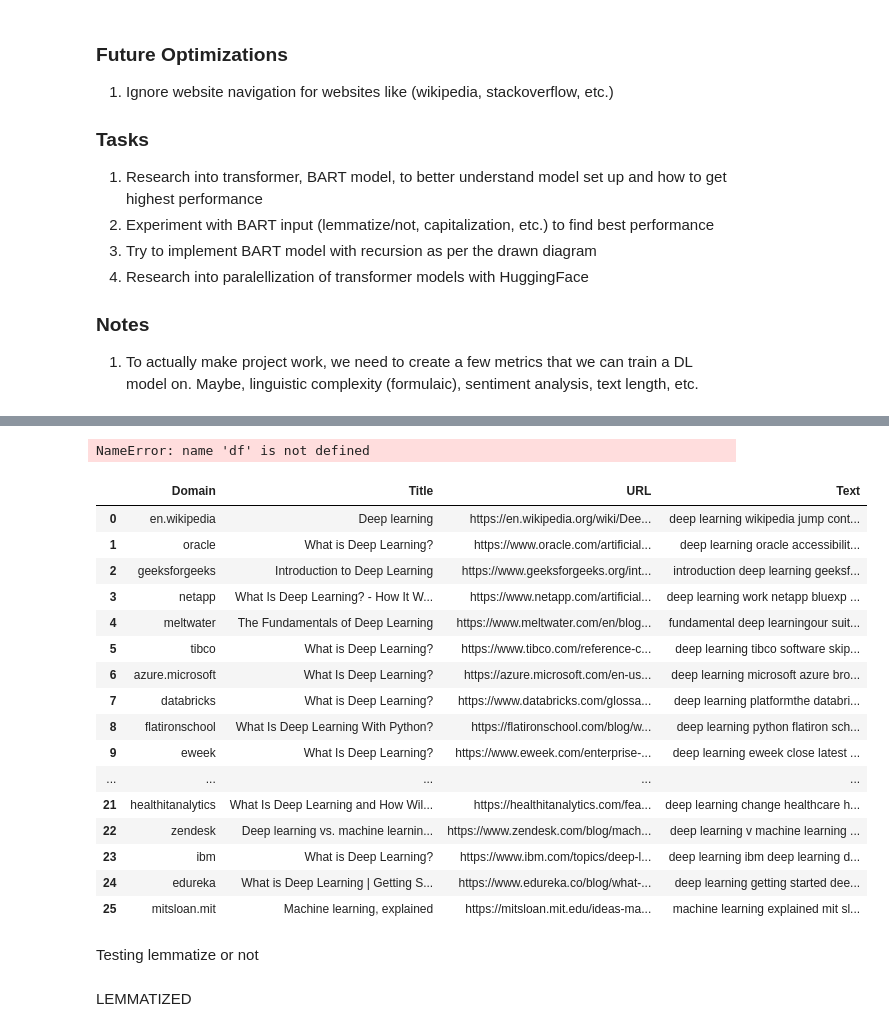
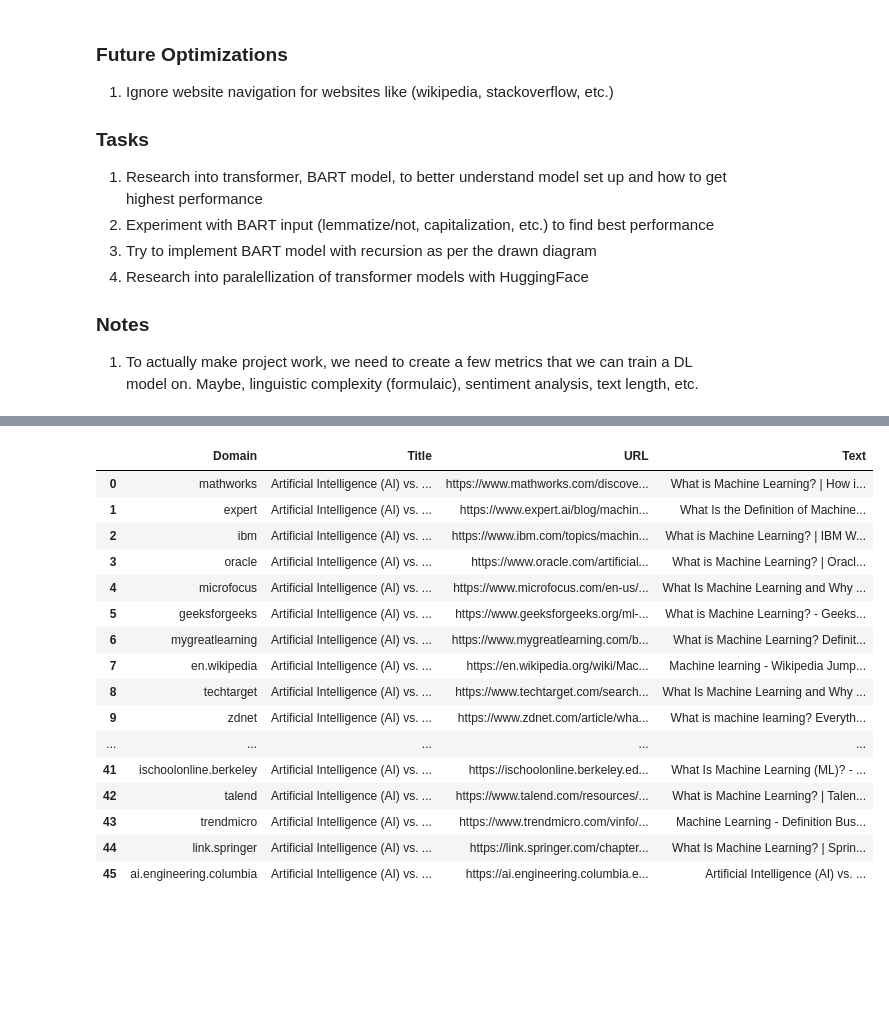
Before and after one commit to Wiliamz01/SearchSense, a Jupyter notebook: backend/ML.ipynb, the cells around one changed output, grey strips where cells are left out. Saved outputs shown, nothing was run; the diff lists cells and outputs as text; code cells hidden in the pictures; blank space fills up the shorter version.

```diff
--- a/backend/ML.ipynb
+++ b/backend/ML.ipynb
@@ -34,0 +32,2 @@ Some characters could not be decoded, and were replaced with REPLACEMENT CHARACT
+# %%
+df = WebScrape.get_df()
@@ -35,3 +40,23 @@ Some characters could not be decoded, and were replaced with REPLACEMENT CHARACT
+# %%
+df
+# %% [output]
+|  | Domain | Title | URL | Text |
+| 0 | mathworks | Artificial Intelligence (AI) vs. ... | https://www.mathworks.com/discove... | What is Machine Learning? | How i... |
+| 1 | expert | Artificial Intelligence (AI) vs. ... | https://www.expert.ai/blog/machin... | What Is the Definition of Machine... |
+| 2 | ibm | Artificial Intelligence (AI) vs. ... | https://www.ibm.com/topics/machin... | What is Machine Learning? | IBM W... |
+| 3 | oracle | Artificial Intelligence (AI) vs. ... | https://www.oracle.com/artificial... | What is Machine Learning? | Oracl... |
+| 4 | microfocus | Artificial Intelligence (AI) vs. ... | https://www.microfocus.com/en-us/... | What Is Machine Learning and Why ... |
+| 5 | geeksforgeeks | Artificial Intelligence (AI) vs. ... | https://www.geeksforgeeks.org/ml-... | What is Machine Learning? - Geeks... |
+| 6 | mygreatlearning | Artificial Intelligence (AI) vs. ... | https://www.mygreatlearning.com/b... | What is Machine Learning? Definit... |
+| 7 | en.wikipedia | Artificial Intelligence (AI) vs. ... | https://en.wikipedia.org/wiki/Mac... | Machine learning - Wikipedia Jump... |
+| 8 | techtarget | Artificial Intelligence (AI) vs. ... | https://www.techtarget.com/search... | What Is Machine Learning and Why ... |
+| 9 | zdnet | Artificial Intelligence (AI) vs. ... | https://www.zdnet.com/article/wha... | What is machine learning? Everyth... |
+| ... | ... | ... | ... | ... |
+| 41 | ischoolonline.berkeley | Artificial Intelligence (AI) vs. ... | https://ischoolonline.berkeley.ed... | What Is Machine Learning (ML)? - ... |
+| 42 | talend | Artificial Intelligence (AI) vs. ... | https://www.talend.com/resources/... | What is Machine Learning? | Talen... |
+| 43 | trendmicro | Artificial Intelligence (AI) vs. ... | https://www.trendmicro.com/vinfo/... | Machine Learning - Definition Bus... |
+| 44 | link.springer | Artificial Intelligence (AI) vs. ... | https://link.springer.com/chapter... | What Is Machine Learning? | Sprin... |
+| 45 | ai.engineering.columbia | Artificial Intelligence (AI) vs. ... | https://ai.engineering.columbia.e... | Artificial Intelligence (AI) vs. ... |
 # %%
 import torch
 from sklearn.model_selection import train_test_split
@@ -47,29 +72,7 @@ train_data, val_data = train_test_split(train_data, test_size=0.2, random_state=
 print("Train set size:", len(train_data))
 print("Validation set size:", len(val_data))
 print("Test set size:", len(test_data))
-# %% [output]
-NameError: name 'df' is not defined
 # %%
 test_data.reset_index().drop(["index"], axis = 1)
 val_data.reset_index().drop(["index"], axis = 1)
 train_data.reset_index().drop(["index"], axis = 1)
-# %% [output]
-|  | Domain | Title | URL | Text |
-| 0 | en.wikipedia | Deep learning | https://en.wikipedia.org/wiki/Dee... | deep learning wikipedia jump cont... |
-| 1 | oracle | What is Deep Learning? | https://www.oracle.com/artificial... | deep learning oracle accessibilit... |
-| 2 | geeksforgeeks | Introduction to Deep Learning | https://www.geeksforgeeks.org/int... | introduction deep learning geeksf... |
-| 3 | netapp | What Is Deep Learning? - How It W... | https://www.netapp.com/artificial... | deep learning work netapp bluexp ... |
-| 4 | meltwater | The Fundamentals of Deep Learning | https://www.meltwater.com/en/blog... | fundamental deep learningour suit... |
-| 5 | tibco | What is Deep Learning? | https://www.tibco.com/reference-c... | deep learning tibco software skip... |
-| 6 | azure.microsoft | What Is Deep Learning? | https://azure.microsoft.com/en-us... | deep learning microsoft azure bro... |
-| 7 | databricks | What is Deep Learning? | https://www.databricks.com/glossa... | deep learning platformthe databri... |
-| 8 | flatironschool | What Is Deep Learning With Python? | https://flatironschool.com/blog/w... | deep learning python flatiron sch... |
-| 9 | eweek | What Is Deep Learning? | https://www.eweek.com/enterprise-... | deep learning eweek close latest ... |
-| ... | ... | ... | ... | ... |
-| 21 | healthitanalytics | What Is Deep Learning and How Wil... | https://healthitanalytics.com/fea... | deep learning change healthcare h... |
-| 22 | zendesk | Deep learning vs. machine learnin... | https://www.zendesk.com/blog/mach... | deep learning v machine learning ... |
-| 23 | ibm | What is Deep Learning? | https://www.ibm.com/topics/deep-l... | deep learning ibm deep learning d... |
-| 24 | edureka | What is Deep Learning | Getting S... | https://www.edureka.co/blog/what-... | deep learning getting started dee... |
-| 25 | mitsloan.mit | Machine learning, explained | https://mitsloan.mit.edu/ideas-ma... | machine learning explained mit sl... |
-# %% [markdown]
-Testing lemmatize or not
@@ -84,2 +78,0 @@ tokenizer = AutoTokenizer.from_pretrained("allenai/led-large-16384-arxiv")
-# %% [markdown]
-LEMMATIZED
```
Also changed, not shown: parts of 10 cells of this notebook, 1 other file.
